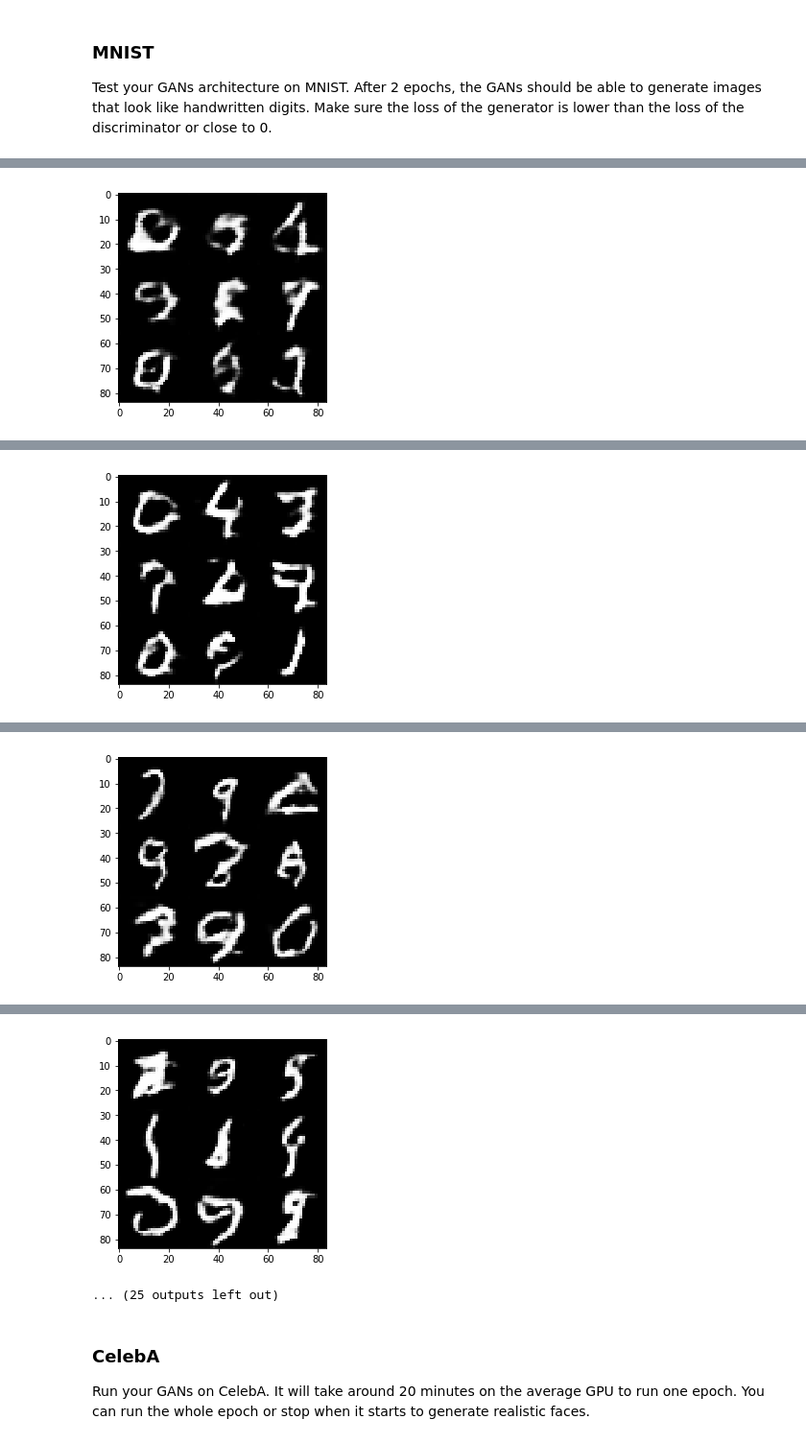
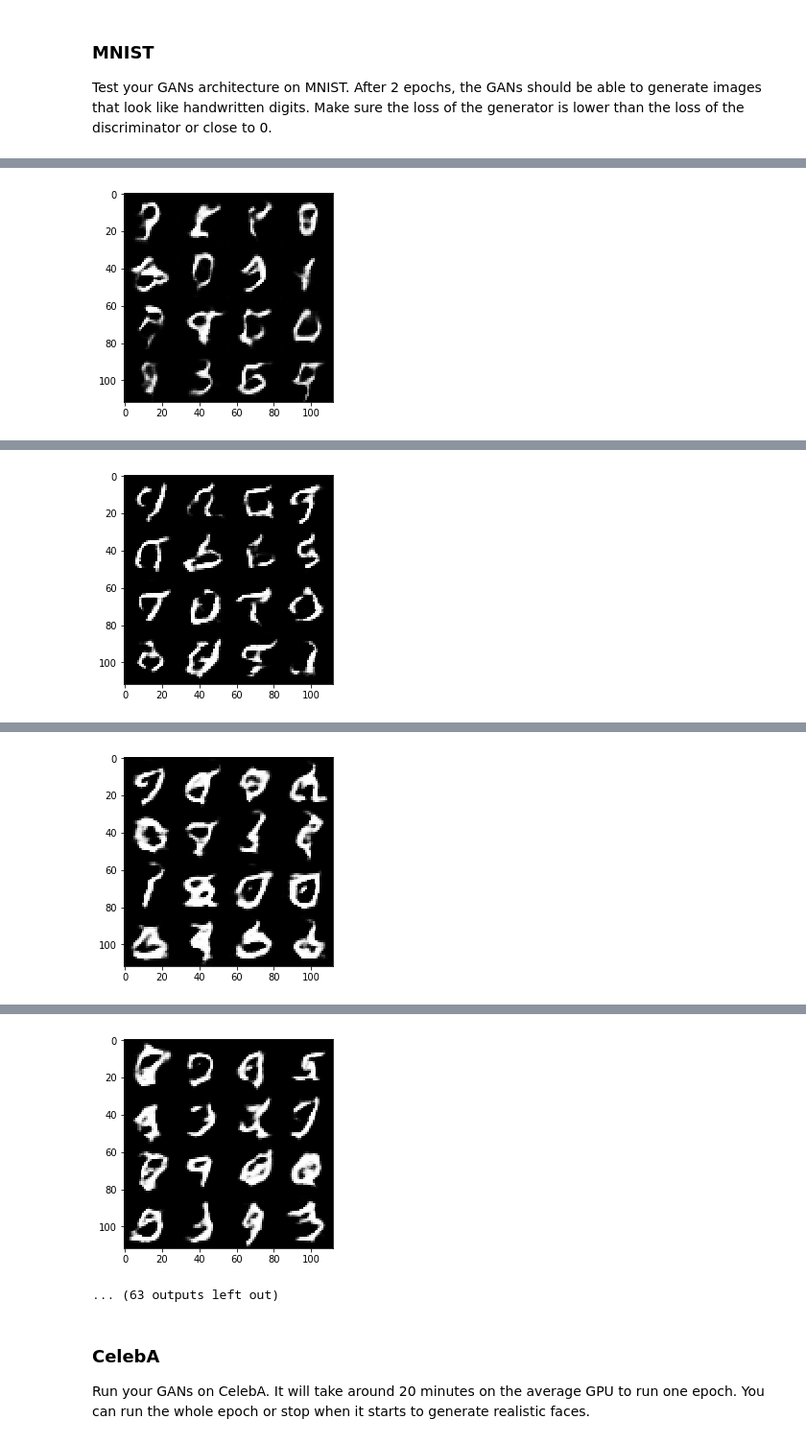
Before and after one commit to anurag89sharma/udacity, a Jupyter notebook: deep-learning-nanodegree/gan_face_generation/dlnd_face_generation.ipynb, the cells around one changed output, grey strips where cells are left out. Shown at 96% size. Drawn from its saved outputs; the diff is of its cells as text; code cells hidden in the pictures.

```diff
--- a/deep-learning-nanodegree/gan_face_generation/dlnd_face_generation.ipynb
+++ b/deep-learning-nanodegree/gan_face_generation/dlnd_face_generation.ipynb
@@ -210,28 +211,32 @@ def generator(z, out_channel_dim, is_train=True, alpha=0.2):
     """
 
     with tf.variable_scope('generator', reuse=not is_train):
-        x1 = tf.layers.dense(z, 7*7*1024)
+        x1 = tf.layers.dense(z, 7*7*512)
         x1 = tf.reshape(x1, (-1, 7,7, 512))
         x1 = tf.layers.batch_normalization(x1, training=is_train)
         x1 = tf.maximum(x1 * alpha, x1)
-        # 7x7x1024
+        # 7x7x512
 
-        x2 = tf.layers.conv2d_transpose(x1, 512, 5, strides=2, padding='same')
+        x2 = tf.layers.conv2d_transpose(x1, 256, 5, strides=2, padding='same', kernel_initializer=tf.contrib.layers.xavier_initializer())
         x2 = tf.layers.batch_normalization(x2, training=is_train)
+        x2 = tf.layers.dropout(x2, rate=0.1)
         x2 = tf.maximum(x2, x2 * alpha)
-        # 14x14x512
+        # 14x14x256
 
-        x3 = tf.layers.conv2d_transpose(x2, 256, 5, strides=2, padding='same')
+        x3 = tf.layers.conv2d_transpose(x2, 128, 5, strides=2, padding='same', kernel_initializer=tf.contrib.layers.xavier_initializer())
         x3 = tf.layers.batch_normalization(x3, training=is_train)
+        x3 = tf.layers.dropout(x3, rate=0.1)
         x3 = tf.maximum(x3, x3 * alpha)
-        # 28x28x256
-
-        x4 = tf.layers.conv2d_transpose(x3, 128, 5, strides=1, padding='same')
-        x4 = tf.layers.batch_normalization(x4, training=is_train)
-        x4 = tf.maximum(x4, x4 * alpha)
         # 28x28x128
 
-        logits = tf.layers.conv2d_transpose(x4, out_channel_dim, 5, strides=1, padding='same')
+        # x4 = tf.layers.conv2d_transpose(x3, 128, 5, strides=1, padding='same', kernel_initializer=tf.contrib.layers.xavier_initializer())
+        # x4 = tf.layers.batch_normalization(x4, training=is_train)
+        # x4 = tf.layers.dropout(x4, rate=0.1)
+        # x4 = tf.maximum(x4, x4 * alpha)
+        # 28x28x128
+
+        logits = tf.layers.conv2d_transpose(x3, out_channel_dim, 5, strides=1, padding='same', kernel_initializer=tf.contrib.layers.xavier_initializer())
+        logits = tf.layers.dropout(logits, rate=0.1)
         # 28x28xout_channel_dim
 
         return tf.tanh(logits)
@@ -257,16 +262,17 @@ def model_loss(input_real, input_z, out_channel_dim, alpha=0.2):
     :param out_channel_dim: The number of channels in the output image
     :return: A tuple of (discriminator loss, generator loss)
     """
+    smooth = 0.1
     g_model = generator(input_z, out_channel_dim, alpha=alpha)
     d_model_real, d_logits_real = discriminator(input_real, alpha=alpha)
     d_model_fake, d_logits_fake = discriminator(g_model, reuse=True, alpha=alpha)
 
     d_loss_real = tf.reduce_mean(
-        tf.nn.sigmoid_cross_entropy_with_logits(logits=d_logits_real, labels=tf.ones_like(d_model_real)))
+        tf.nn.sigmoid_cross_entropy_with_logits(logits=d_logits_real, labels=tf.ones_like(d_model_real) * (1-smooth)))
     d_loss_fake = tf.reduce_mean(
         tf.nn.sigmoid_cross_entropy_with_logits(logits=d_logits_fake, labels=tf.zeros_like(d_model_fake)))
     g_loss = tf.reduce_mean(
-        tf.nn.sigmoid_cross_entropy_with_logits(logits=d_logits_fake, labels=tf.ones_like(d_model_fake)))
+        tf.nn.sigmoid_cross_entropy_with_logits(logits=d_logits_fake, labels=tf.ones_like(d_model_fake) * (1-smooth)))
 
     d_loss = d_loss_real + d_loss_fake
 
@@ -402,14 +408,14 @@ def train(epoch_count, batch_size, z_dim, learning_rate, beta1, get_batches, dat
                           "Generator Loss: {:.4f}...".format(train_loss_g))
 
                 if steps % 100 == 0:
-                    show_generator_output(sess, 5, net.input_z, channels, data_image_mode)
+                    show_generator_output(sess, 25, net.input_z, channels, data_image_mode)
 # %% [markdown]
 ### MNIST
 Test your GANs architecture on MNIST.  After 2 epochs, the GANs should be able to generate images that look like handwritten digits.  Make sure the loss of the generator is lower than the loss of the discriminator or close to 0.
 # %%
-batch_size = 64
+batch_size = 32
 z_dim = 128
-learning_rate = 0.0003
+learning_rate = 0.0001
 beta1 = 0.3
 
 
@@ -458 +464 @@ Epoch 1/ 2 Discriminator Loss: 1.3326... Generator Loss: 0.7348...
-[figure, old version]
+[figure, new version]
@@ -469 +475 @@ Epoch 1/ 2 Discriminator Loss: 1.3810... Generator Loss: 0.7070...
-[figure, old version]
+[figure, new version]
@@ -480 +486 @@ Epoch 1/ 2 Discriminator Loss: 1.3398... Generator Loss: 0.6558...
-[figure, old version]
+[figure, new version]
@@ -491,5 +497,5 @@ Epoch 1/ 2 Discriminator Loss: 1.3442... Generator Loss: 0.8649...
-[figure, old version]
+[figure, new version]
-... (25 outputs left out)
+... (63 outputs left out)
 # %% [markdown]
 ### CelebA
 Run your GANs on CelebA.  It will take around 20 minutes on the average GPU to run one epoch.  You can run the whole epoch or stop when it starts to generate realistic faces.
```
Also changed, not shown: parts of 4 cells of this notebook.
